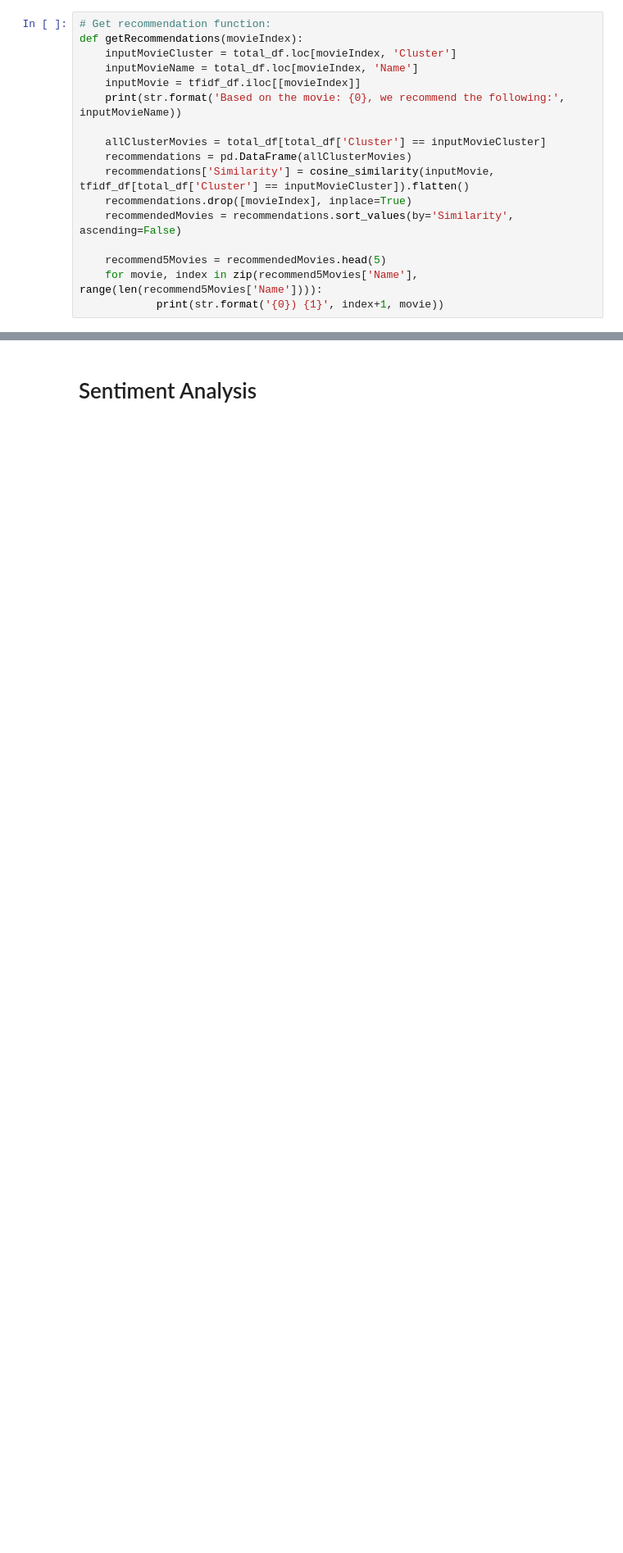
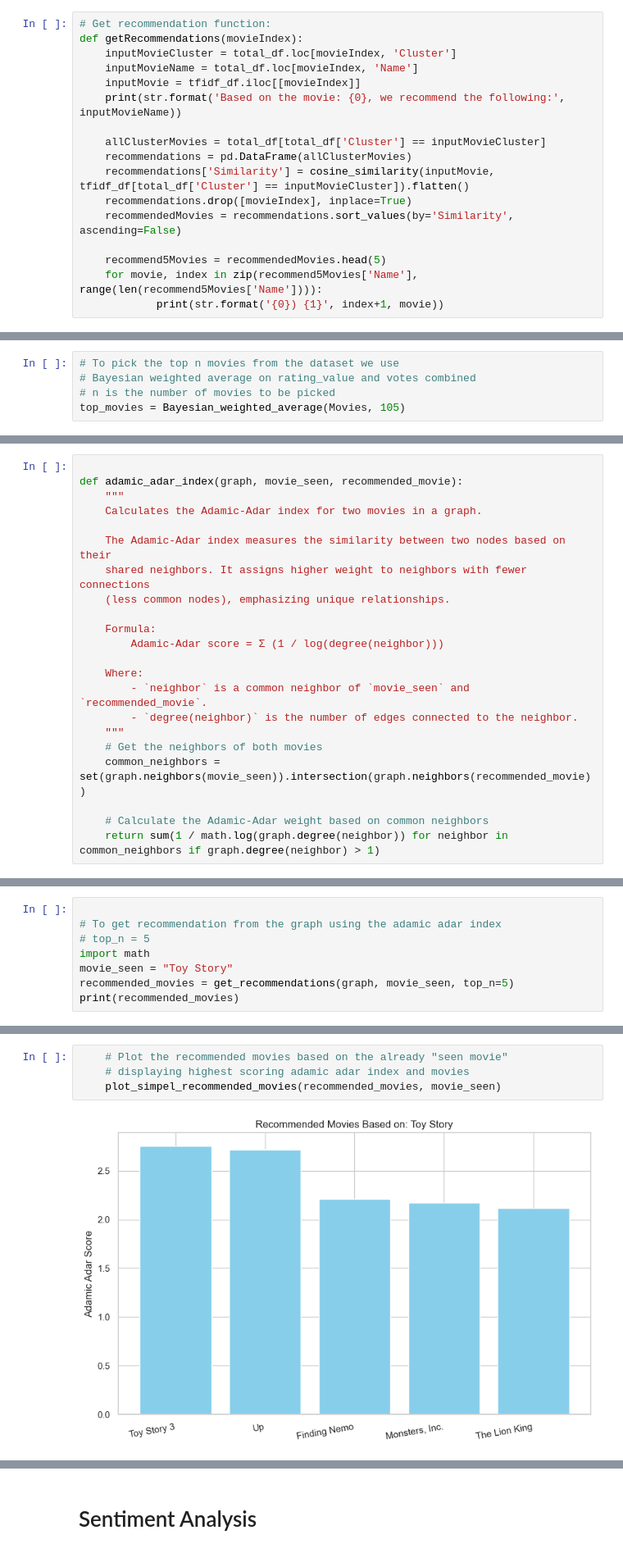
Before and after one commit to JasonMerit/ComputationalTools, a Jupyter notebook: Project/Combined_notebook.ipynb, the cells around one changed output, grey strips where cells are left out. Shown at 82% size. Saved outputs shown, nothing was run; the diff lists cells and outputs as text; blank space fills up the shorter version.

```diff
--- a/Project/Combined_notebook.ipynb
+++ b/Project/Combined_notebook.ipynb
@@ -544,0 +588,5 @@ Based on the movie: The Break Up Man, we recommend the following:
+# %%
+# To pick the top n movies from the dataset we use
+# Bayesian weighted average on rating_value and votes combined
+# n is the number of movies to be picked
+top_movies = Bayesian_weighted_average(Movies, 105)
@@ -544,0 +753,22 @@ Based on the movie: The Break Up Man, we recommend the following:
+# %%
+
+def adamic_adar_index(graph, movie_seen, recommended_movie):
+    """
+    Calculates the Adamic-Adar index for two movies in a graph.
+
+    The Adamic-Adar index measures the similarity between two nodes based on their
+    shared neighbors. It assigns higher weight to neighbors with fewer connections
+    (less common nodes), emphasizing unique relationships.
+
+    Formula:
+        Adamic-Adar score = Σ (1 / log(degree(neighbor)))
+
+    Where:
+        - `neighbor` is a common neighbor of `movie_seen` and `recommended_movie`.
+        - `degree(neighbor)` is the number of edges connected to the neighbor.
+    """
+    # Get the neighbors of both movies
+    common_neighbors = set(graph.neighbors(movie_seen)).intersection(graph.neighbors(recommended_movie))
+
+    # Calculate the Adamic-Adar weight based on common neighbors
+    return sum(1 / math.log(graph.degree(neighbor)) for neighbor in common_neighbors if graph.degree(neighbor) > 1)
@@ -544,0 +815,8 @@ Based on the movie: The Break Up Man, we recommend the following:
+# %%
+
+# To get recommendation from the graph using the adamic adar index
+# top_n = 5
+import math
+movie_seen = "Toy Story"
+recommended_movies = get_recommendations(graph, movie_seen, top_n=5)
+print(recommended_movies)
@@ -544,0 +968,6 @@ Based on the movie: The Break Up Man, we recommend the following:
+# %%
+    # Plot the recommended movies based on the already "seen movie"
+    # displaying highest scoring adamic adar index and movies
+    plot_simpel_recommended_movies(recommended_movies, movie_seen)
+# %% [output]
+[figure, added]
```
Also changed, not shown: parts of 31 cells of this notebook, 4 other files.
